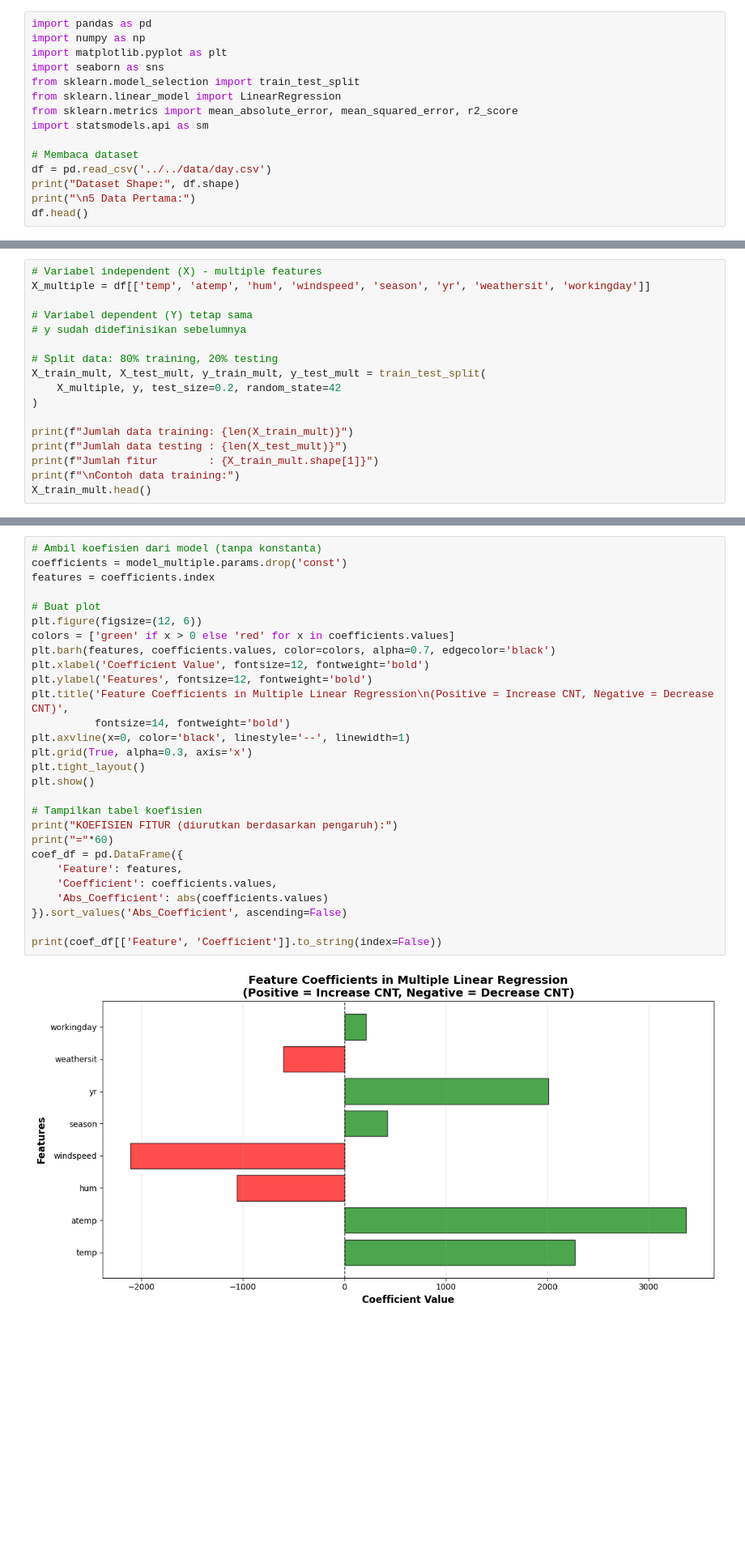
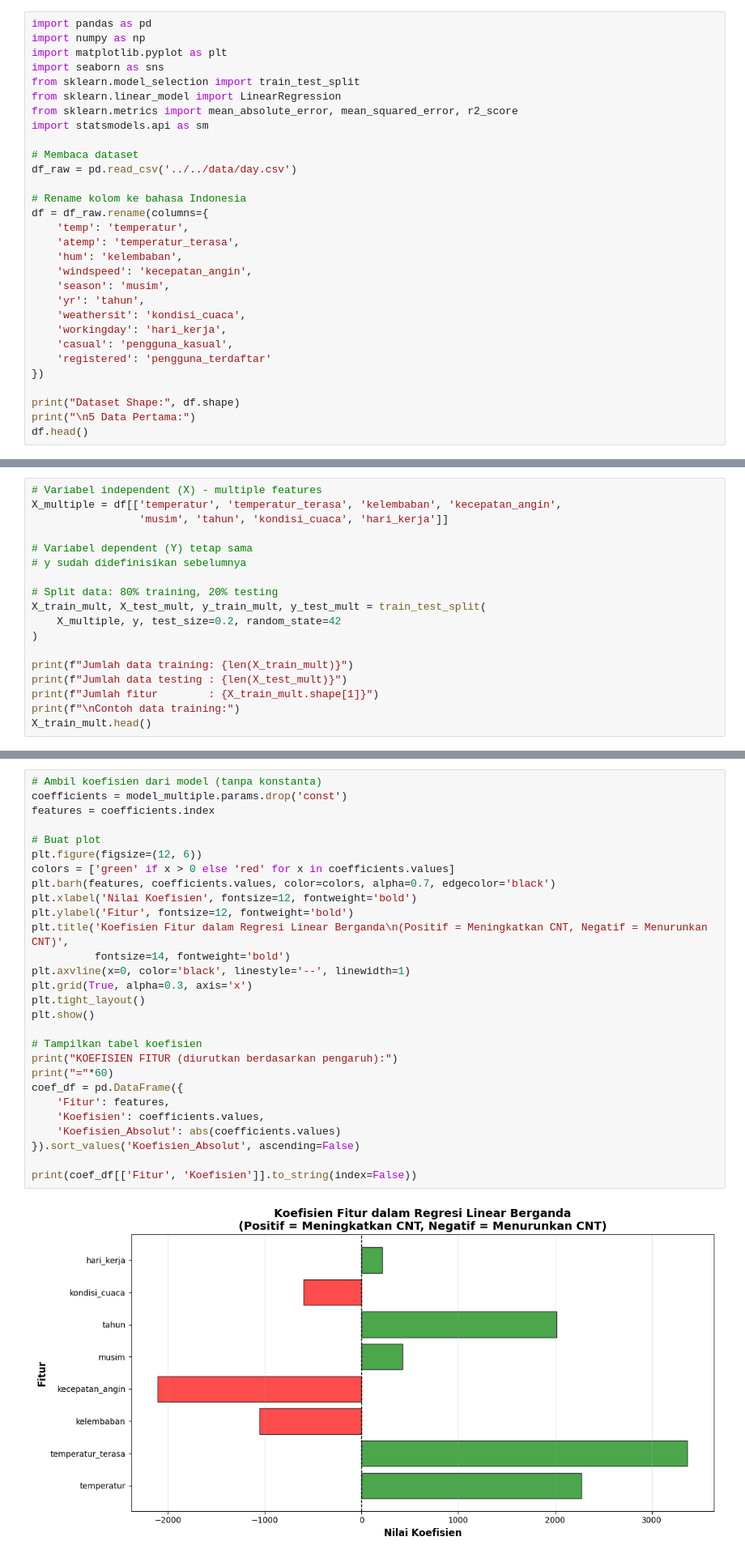
Before and after one commit to raffayuda/Machine-Learning, a Jupyter notebook: pertemuan3/Notebook/tugas/mandiri3.ipynb, the cells around one changed output, grey strips where cells are left out. Shown at 81% size. Saved outputs shown, nothing was run; the diff lists cells and outputs as text; blank space fills up the shorter version.

```diff
--- a/pertemuan3/Notebook/tugas/mandiri3.ipynb
+++ b/pertemuan3/Notebook/tugas/mandiri3.ipynb
@@ -9,7 +9,22 @@ from sklearn.metrics import mean_absolute_error, mean_squared_error, r2_score
 import statsmodels.api as sm
 
 # Membaca dataset
-df = pd.read_csv('../../data/day.csv')
+df_raw = pd.read_csv('../../data/day.csv')
+
+# Rename kolom ke bahasa Indonesia
+df = df_raw.rename(columns={
+    'temp': 'temperatur',
+    'atemp': 'temperatur_terasa',
+    'hum': 'kelembaban',
+    'windspeed': 'kecepatan_angin',
+    'season': 'musim',
+    'yr': 'tahun',
+    'weathersit': 'kondisi_cuaca',
+    'workingday': 'hari_kerja',
+    'casual': 'pengguna_kasual',
+    'registered': 'pengguna_terdaftar'
+})
+
 print("Dataset Shape:", df.shape)
 print("\n5 Data Pertama:")
 df.head()
@@ -259,7 +235,8 @@ Untuk regresi linear berganda, kita akan menggunakan beberapa variabel independe
 ## 8. Split Data untuk Multiple Linear Regression
 # %%
 # Variabel independent (X) - multiple features
-X_multiple = df[['temp', 'atemp', 'hum', 'windspeed', 'season', 'yr', 'weathersit', 'workingday']]
+X_multiple = df[['temperatur', 'temperatur_terasa', 'kelembaban', 'kecepatan_angin',
+                 'musim', 'tahun', 'kondisi_cuaca', 'hari_kerja']]
 
 # Variabel dependent (Y) tetap sama
 # y sudah didefinisikan sebelumnya
@@ -510,32 +487,32 @@ KESIMPULAN:
 # %%
 # Ambil koefisien dari model (tanpa konstanta)
 coefficients = model_multiple.params.drop('const')
 features = coefficients.index
 
 # Buat plot
 plt.figure(figsize=(12, 6))
 colors = ['green' if x > 0 else 'red' for x in coefficients.values]
 plt.barh(features, coefficients.values, color=colors, alpha=0.7, edgecolor='black')
-plt.xlabel('Coefficient Value', fontsize=12, fontweight='bold')
-plt.ylabel('Features', fontsize=12, fontweight='bold')
-plt.title('Feature Coefficients in Multiple Linear Regression\n(Positive = Increase CNT, Negative = Decrease CNT)',
+plt.xlabel('Nilai Koefisien', fontsize=12, fontweight='bold')
+plt.ylabel('Fitur', fontsize=12, fontweight='bold')
+plt.title('Koefisien Fitur dalam Regresi Linear Berganda\n(Positif = Meningkatkan CNT, Negatif = Menurunkan CNT)',
           fontsize=14, fontweight='bold')
 plt.axvline(x=0, color='black', linestyle='--', linewidth=1)
 plt.grid(True, alpha=0.3, axis='x')
 plt.tight_layout()
 plt.show()
 
 # Tampilkan tabel koefisien
 print("KOEFISIEN FITUR (diurutkan berdasarkan pengaruh):")
 print("="*60)
 coef_df = pd.DataFrame({
-    'Feature': features,
-    'Coefficient': coefficients.values,
-    'Abs_Coefficient': abs(coefficients.values)
-}).sort_values('Abs_Coefficient', ascending=False)
+    'Fitur': features,
+    'Koefisien': coefficients.values,
+    'Koefisien_Absolut': abs(coefficients.values)
+}).sort_values('Koefisien_Absolut', ascending=False)
 
-print(coef_df[['Feature', 'Coefficient']].to_string(index=False))
+print(coef_df[['Fitur', 'Koefisien']].to_string(index=False))
 # %% [output]
-[figure, old version]
+[figure, new version]
 KOEFISIEN FITUR (diurutkan berdasarkan pengaruh):
 ============================================================
```
Also changed, not shown: parts of 15 cells of this notebook, 4 other files.
